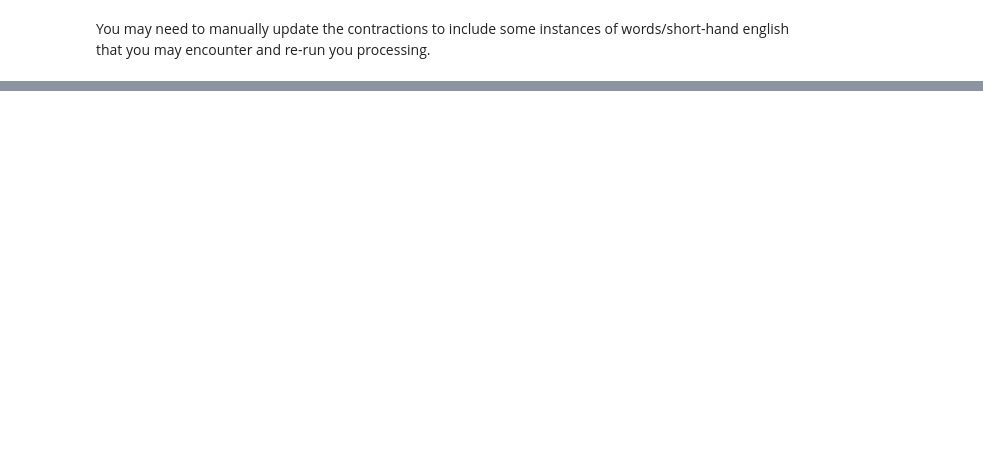
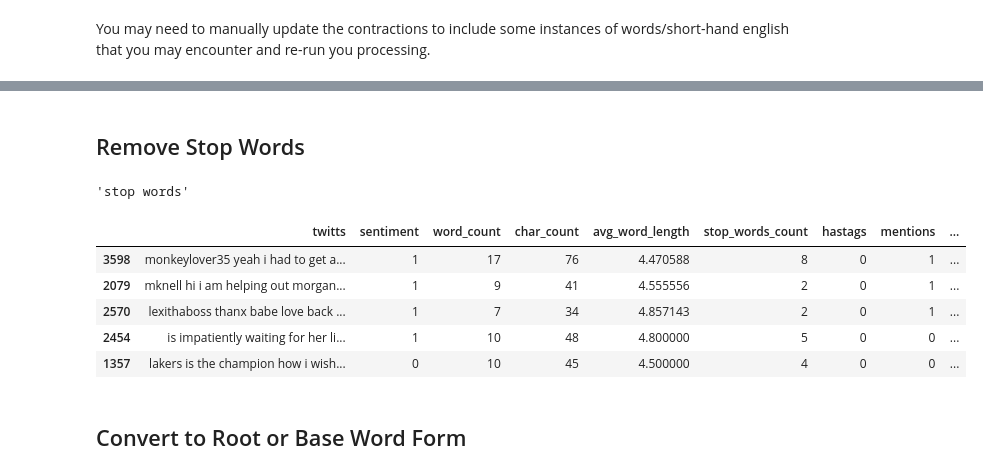
Before and after one commit to CRSpradlin/natural-language-processing-course, a Jupyter notebook: NLP Course Work/6. Text Cleaning and Preprocessing/CompleteTextCleaningAndPreprocessing.ipynb, the cells around one changed output, grey strips where cells are left out. Drawn from its saved outputs; the diff is of its cells as text; code cells hidden in the pictures; blank space fills up the shorter version.

Commit message:
GC: Updated text cleaning and processing notebook

```diff
--- a/NLP Course Work/6. Text Cleaning and Preprocessing/CompleteTextCleaningAndPreprocessing.ipynb
+++ b/NLP Course Work/6. Text Cleaning and Preprocessing/CompleteTextCleaningAndPreprocessing.ipynb
@@ -372,0 +545,4 @@ You may need to manually update the contractions to include some instances of wo
+# %%
+def remove_accented_chars(text):
+  text = unicodedata.normalize('NFKD', text).encode('ascii', 'ignore').decode('utf-8', 'ignore') # Normal Form Compose and Decompose
+  return text
@@ -372,0 +553,23 @@ You may need to manually update the contractions to include some instances of wo
+# %%
+df['twitts'] = df.twitts.apply(lambda x: remove_accented_chars(x))
+# %% [markdown]
+## Remove Stop Words
+# %%
+x = 'this has some stop words'
+# %%
+' '.join([t for t in x.split() if t not in stopwords])
+# %% [output]
+'stop words'
+# %%
+df['twitts_no_stopwords'] = df.twitts.apply(lambda x: ' '.join([t for t in x.split() if t not in stopwords]))
+# %%
+df.sample(5)
+# %% [output]
+|  | twitts | sentiment | word_count | char_count | avg_word_length | stop_words_count | hastags | mentions | ... |
+| 3598 | monkeylover35 yeah i had to get a... | 1 | 17 | 76 | 4.470588 | 8 | 0 | 1 | ... |
+| 2079 | mknell hi i am helping out morgan... | 1 | 9 | 41 | 4.555556 | 2 | 0 | 1 | ... |
+| 2570 | lexithaboss thanx babe love back ... | 1 | 7 | 34 | 4.857143 | 2 | 0 | 1 | ... |
+| 2454 | is impatiently waiting for her li... | 1 | 10 | 48 | 4.800000 | 5 | 0 | 0 | ... |
+| 1357 | lakers is the champion how i wish... | 0 | 10 | 45 | 4.500000 | 4 | 0 | 0 | ... |
+# %% [markdown]
+## Convert to Root or Base Word Form
```
Also changed, not shown: parts of 54 cells of this notebook.
